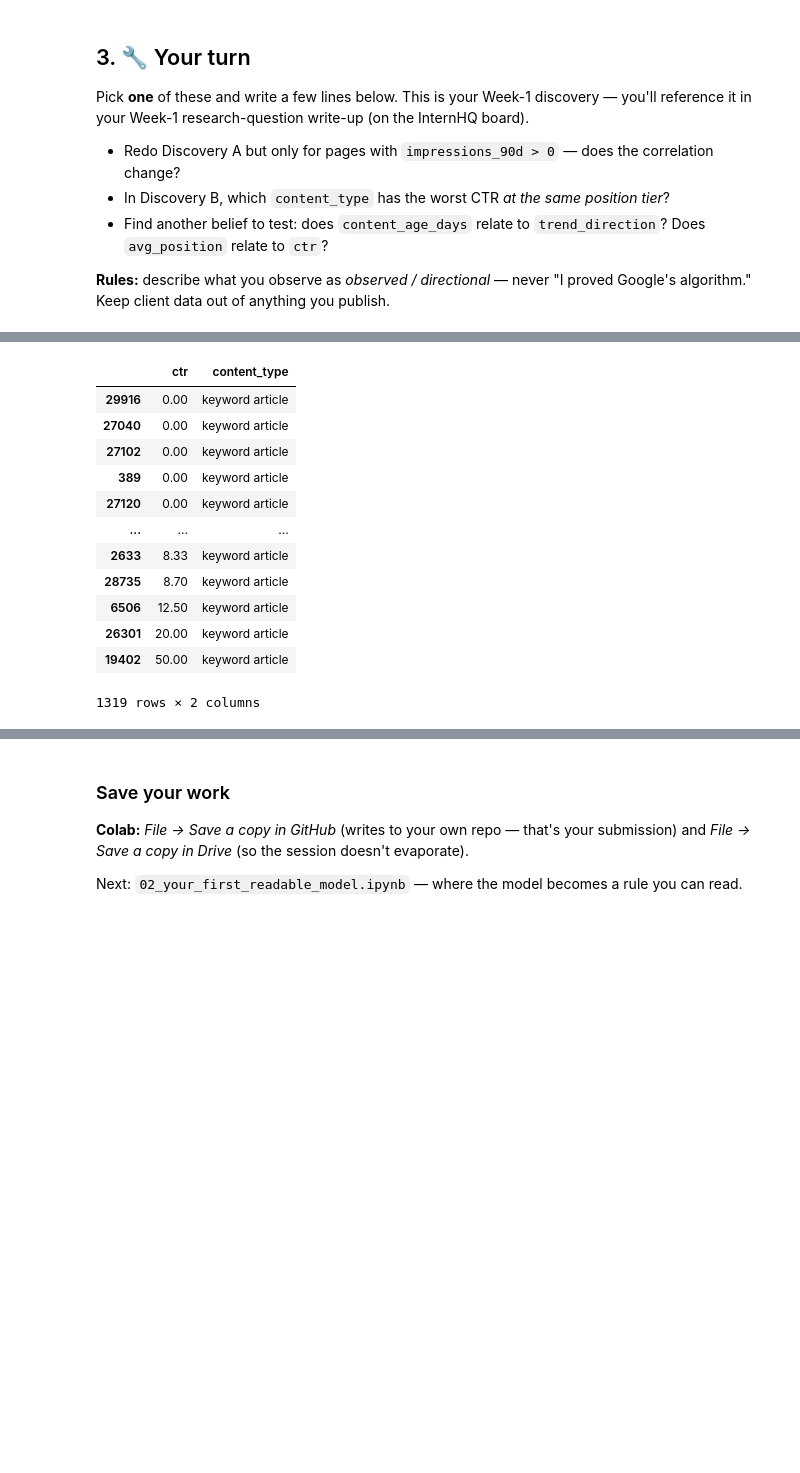
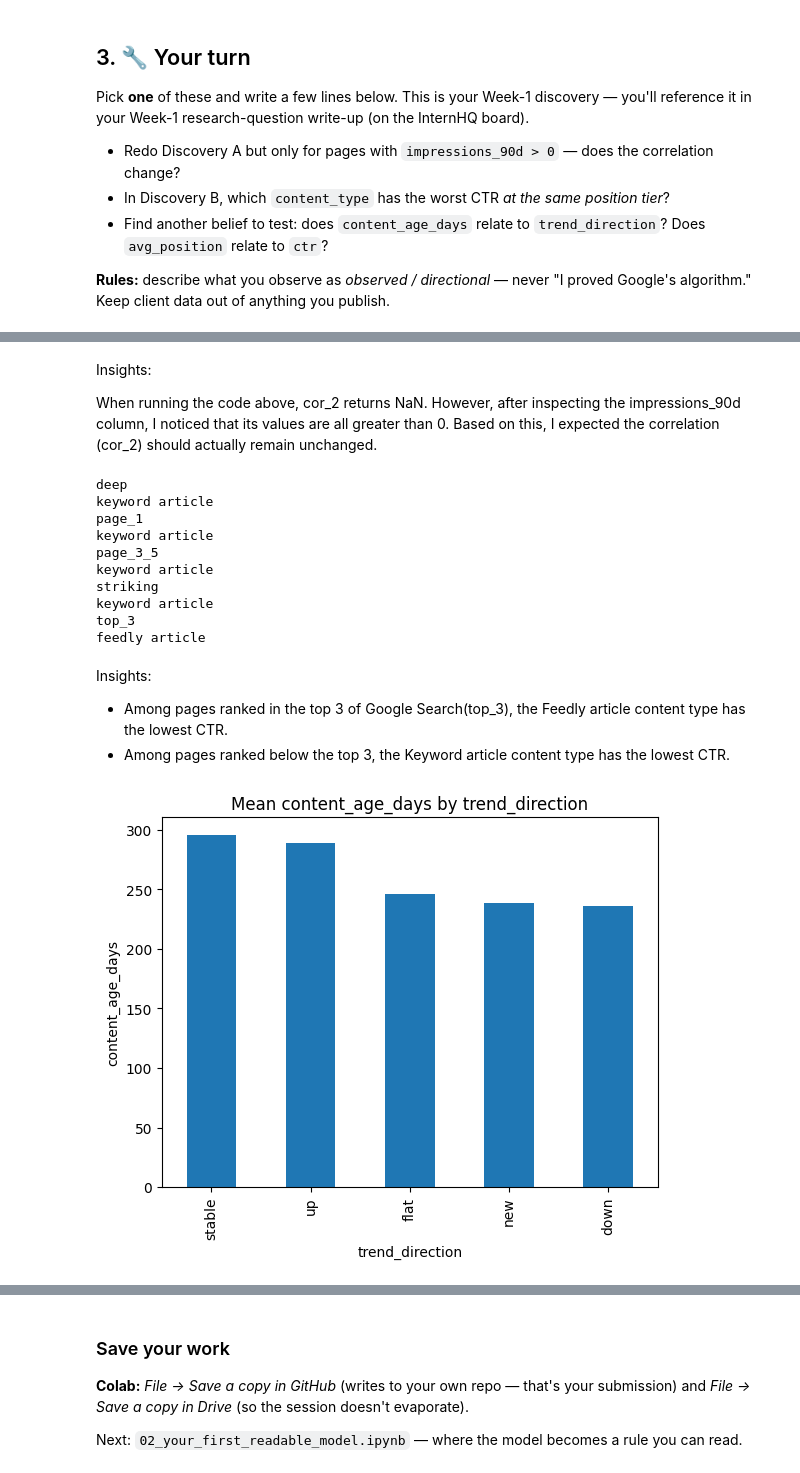
Before and after one commit to Anya10032004/flyrank-ml-internship-starter, a Jupyter notebook: notebooks/01_first_look_and_discovery.ipynb, the cells around one changed output, grey strips where cells are left out. Drawn from its saved outputs; the diff is of its cells as text; code cells hidden in the pictures; blank space fills up the shorter version.

```diff
--- a/notebooks/01_first_look_and_discovery.ipynb
+++ b/notebooks/01_first_look_and_discovery.ipynb
@@ -206,21 +216,34 @@ print("Near zero -> keyword search volume barely predicts the traffic a page act
+# %% [markdown]
+Insights:
+
+When running the code above, cor_2 returns NaN. However, after inspecting the impressions_90d column, I noticed that its values are all greater than 0. Based on this, I expected the correlation (cor_2) should actually remain unchanged.
 # %%
 # In Discovery B, which `content_type` has the worst CTR *at the same position tier*?
-df[df['position_tier'] == 'deep'][['ctr', 'content_type']].sort_values('ctr')
-# Content type that has the worst CTR at the same position tier is keyword article
+position_type = ['deep', 'page_1', 'page_3_5', 'striking', 'top_3']
+
+for a in position_type:
+    print(a)
+    print(df[df['position_tier'] == a][['ctr', 'content_type']].sort_values('ctr').iloc[0]['content_type'])
 # %% [output]
-|  | ctr | content_type |
-| 29916 | 0.00 | keyword article |
-| 27040 | 0.00 | keyword article |
-| 27102 | 0.00 | keyword article |
-| 389 | 0.00 | keyword article |
-| 27120 | 0.00 | keyword article |
-| ... | ... | ... |
-| 2633 | 8.33 | keyword article |
-| 28735 | 8.70 | keyword article |
-| 6506 | 12.50 | keyword article |
-| 26301 | 20.00 | keyword article |
-| 19402 | 50.00 | keyword article |
-1319 rows × 2 columns
+deep
+keyword article
+page_1
+keyword article
+page_3_5
+keyword article
+striking
+keyword article
+top_3
+feedly article
+# %% [markdown]
+Insights:
+ - Among pages ranked in the top 3 of Google Search(top_3), the Feedly article content type has the lowest CTR.
+ - Among pages ranked below the top 3, the Keyword article content type has the lowest CTR.
 # %%
 # Find another belief to test: does `content_age_days` relate to `trend_direction`? Does `avg_position` relate to `ctr`?
-# Corrlation and bar graph
+
+# does `content_age_days` relate to `trend_direction`?
+ctr = df.groupby("trend_direction")["content_age_days"].mean().sort_values(ascending=False)
+ctr.plot(kind="bar", title="Mean content_age_days by trend_direction", ylabel="content_age_days");
+# %% [output]
+[figure, added]
```
Also changed, not shown: parts of 5 cells of this notebook.
